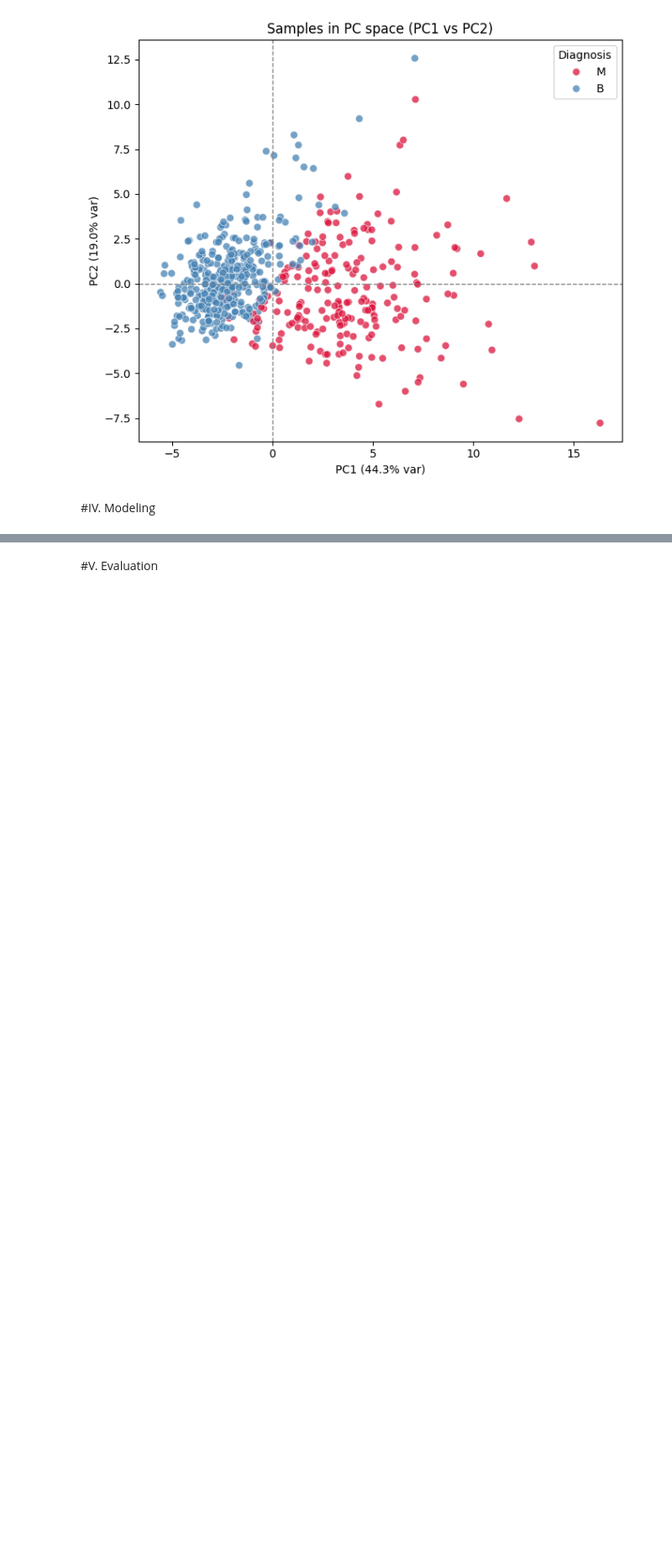
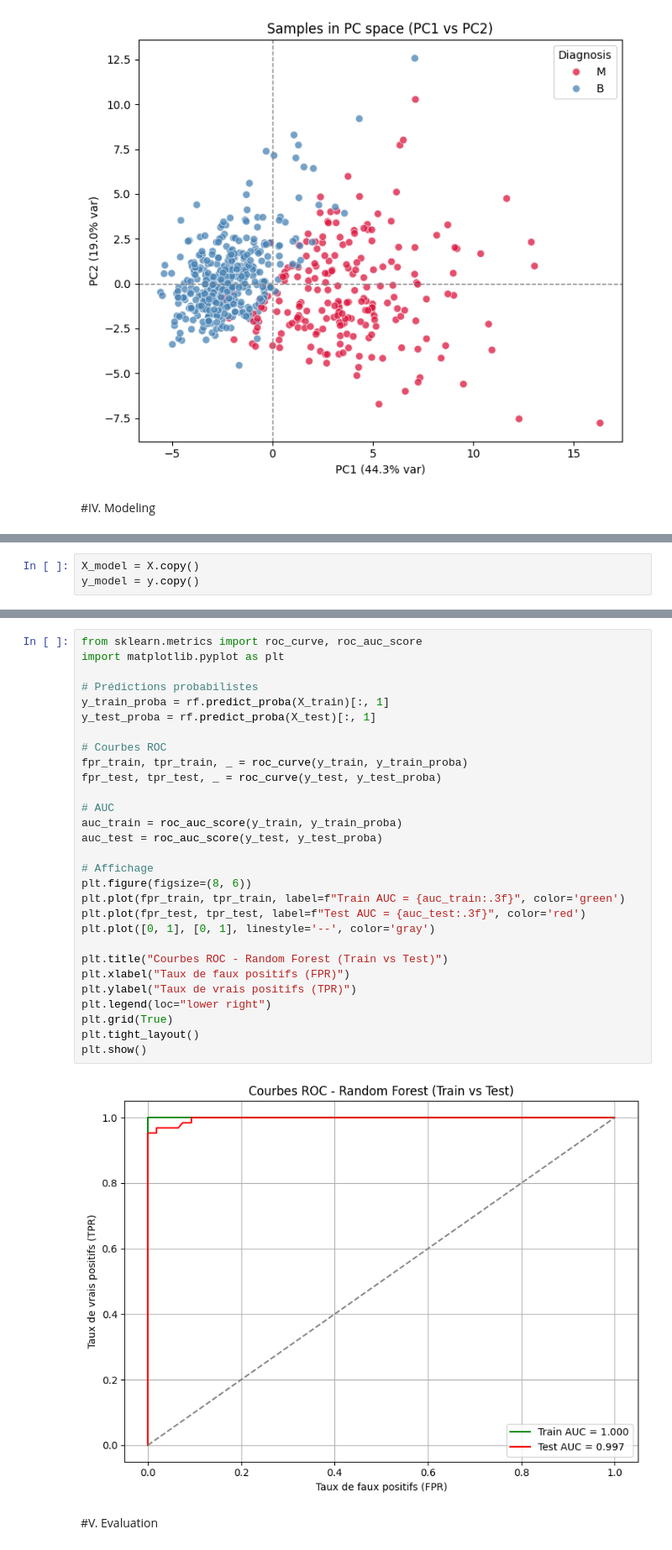
Before and after one commit to eyaguirat10/CoWin-Breast-Cancer-Detection, a Jupyter notebook: Eya_Guirat_Breast_Cancer_Detection.ipynb, the cells around one changed output, grey strips where cells are left out. Shown at 84% size. Drawn from its saved outputs; the diff is of its cells as text; blank space fills up the shorter version.

```diff
--- a/Eya_Guirat_Breast_Cancer_Detection.ipynb
+++ b/Eya_Guirat_Breast_Cancer_Detection.ipynb
@@ -497,0 +500,3 @@ plt.show()
+# %%
+X_model = X.copy()
+y_model = y.copy()
@@ -498,3 +566,34 @@ plt.show()
+# %%
+from sklearn.metrics import roc_curve, roc_auc_score
+import matplotlib.pyplot as plt
+
+# Prédictions probabilistes
+y_train_proba = rf.predict_proba(X_train)[:, 1]
+y_test_proba = rf.predict_proba(X_test)[:, 1]
+
+# Courbes ROC
+fpr_train, tpr_train, _ = roc_curve(y_train, y_train_proba)
+fpr_test, tpr_test, _ = roc_curve(y_test, y_test_proba)
+
+# AUC
+auc_train = roc_auc_score(y_train, y_train_proba)
+auc_test = roc_auc_score(y_test, y_test_proba)
+
+# Affichage
+plt.figure(figsize=(8, 6))
+plt.plot(fpr_train, tpr_train, label=f"Train AUC = {auc_train:.3f}", color='green')
+plt.plot(fpr_test, tpr_test, label=f"Test AUC = {auc_test:.3f}", color='red')
+plt.plot([0, 1], [0, 1], linestyle='--', color='gray')
+
+plt.title("Courbes ROC - Random Forest (Train vs Test)")
+plt.xlabel("Taux de faux positifs (FPR)")
+plt.ylabel("Taux de vrais positifs (TPR)")
+plt.legend(loc="lower right")
+plt.grid(True)
+plt.tight_layout()
+plt.show()
+# %% [output]
+[figure, added]
 # %% [markdown]
 #V. Evaluation
 # %% [markdown]
```
Also changed, not shown: parts of 9 cells of this notebook.
